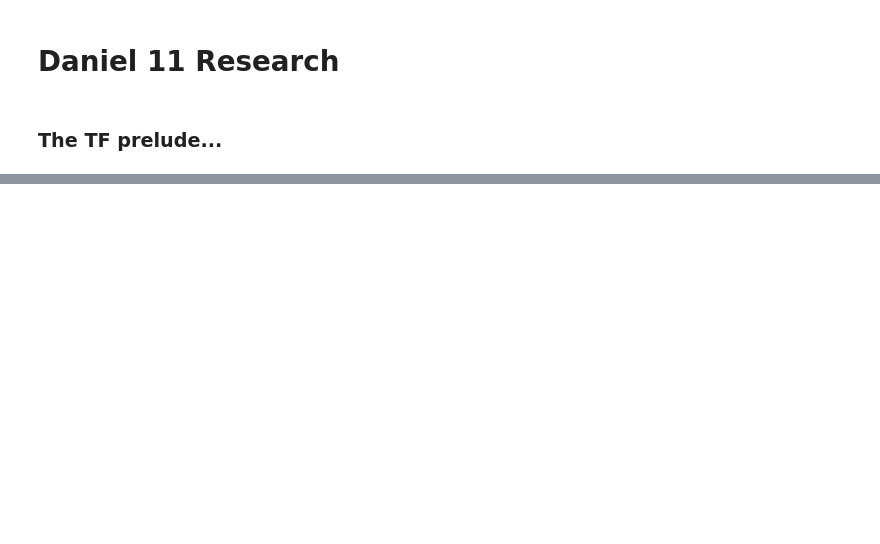
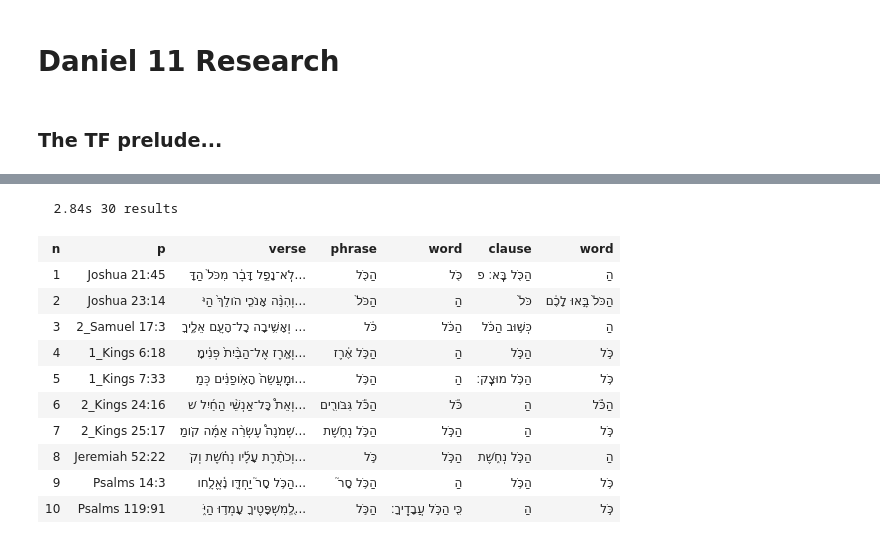
Before and after one commit to oliverglanz/Text-Fabric, a Jupyter notebook: Daniel11/0000_ETCBC-TF_2002-BHS_Daniel11_research_o.glanz_prof-edition.ipynb, the cells around one changed output, grey strips where cells are left out. Saved outputs shown, nothing was run; the diff lists cells and outputs as text; code cells hidden in the pictures; blank space fills up the shorter version.

```diff
--- a/Daniel11/0000_ETCBC-TF_2002-BHS_Daniel11_research_o.glanz_prof-edition.ipynb
+++ b/Daniel11/0000_ETCBC-TF_2002-BHS_Daniel11_research_o.glanz_prof-edition.ipynb
@@ -118,0 +160,25 @@ XXXX (False, frozenset({'prep'}))
+# %%
+HaKwlAsSubject='''
+clause
+    p1:phrase function=Subj
+        w1:word lex=H
+        w2:word lex=KL/
+p1 =: w1
+p1 := w2
+w1 <: w2
+'''
+HaKwlAsSubject  = A.search(HaKwlAsSubject)
+A.table(HaKwlAsSubject, start=1, end=10, condensed=True)
+# %% [output]
+  2.84s 30 results
+| n | p | verse | phrase | word | clause | word |
+| 1 | Joshua 21:45 | לֹֽא־נָפַ֣ל דָּבָ֔ר מִכֹּל֙ הַדָּ... | הַכֹּ֖ל | כֹּ֖ל | הַכֹּ֖ל בָּֽא׃ פ | הַ |
+| 2 | Joshua 23:14 | וְהִנֵּ֨ה אָנֹכִ֤י הֹולֵךְ֙ הַיֹּ... | הַכֹּל֙ | הַ | כֹּל֙ | הַכֹּל֙ בָּ֣אוּ לָכֶ֔ם |
+| 3 | 2_Samuel 17:3 | וְאָשִׁ֥יבָה כָל־הָעָ֖ם אֵלֶ֑יךָ ... | כֹּ֔ל | הַכֹּ֔ל | כְּשׁ֣וּב הַכֹּ֔ל | הַ |
+| 4 | 1_Kings 6:18 | וְאֶ֤רֶז אֶל־הַבַּ֨יִת֙ פְּנִ֔ימָ... | הַכֹּ֣ל אֶ֔רֶז | הַ | הַכֹּ֣ל | כֹּ֣ל |
+| 5 | 1_Kings 7:33 | וּמַֽעֲשֵׂה֙ הָאֹ֣ופַנִּ֔ים כְּמַ... | הַכֹּ֥ל | הַ | הַכֹּ֥ל מוּצָֽק׃ | כֹּ֥ל |
+| 6 | 2_Kings 24:16 | וְאֵת֩ כָּל־אַנְשֵׁ֨י הַחַ֜יִל שׁ... | הַכֹּ֕ל גִּבֹּורִ֖ים | כֹּ֕ל | הַ | הַכֹּ֕ל |
+| 7 | 2_Kings 25:17 | שְׁמֹנֶה֩ עֶשְׂרֵ֨ה אַמָּ֜ה קֹומַ... | הַכֹּ֣ל נְחֹ֑שֶׁת | הַכֹּ֣ל | הַ | כֹּ֣ל |
+| 8 | Jeremiah 52:22 | וְכֹתֶ֨רֶת עָלָ֜יו נְחֹ֗שֶׁת וְקֹ... | כֹּ֣ל | הַכֹּ֣ל | הַכֹּ֣ל נְחֹ֑שֶׁת | הַ |
+| 9 | Psalms 14:3 | הַכֹּ֥ל סָר֮ יַחְדָּ֪ו נֶ֫אֱלָ֥חו... | הַכֹּ֥ל סָר֮ | הַ | הַכֹּ֥ל | כֹּ֥ל |
+| 10 | Psalms 119:91 | לְֽ֭מִשְׁפָּטֶיךָ עָמְד֣וּ הַיֹּ֑... | הַכֹּ֣ל | כִּ֖י הַכֹּ֣ל עֲבָדֶֽיךָ׃ | הַ | כֹּ֣ל |
```
Also changed, not shown: parts of 20 cells of this notebook.
